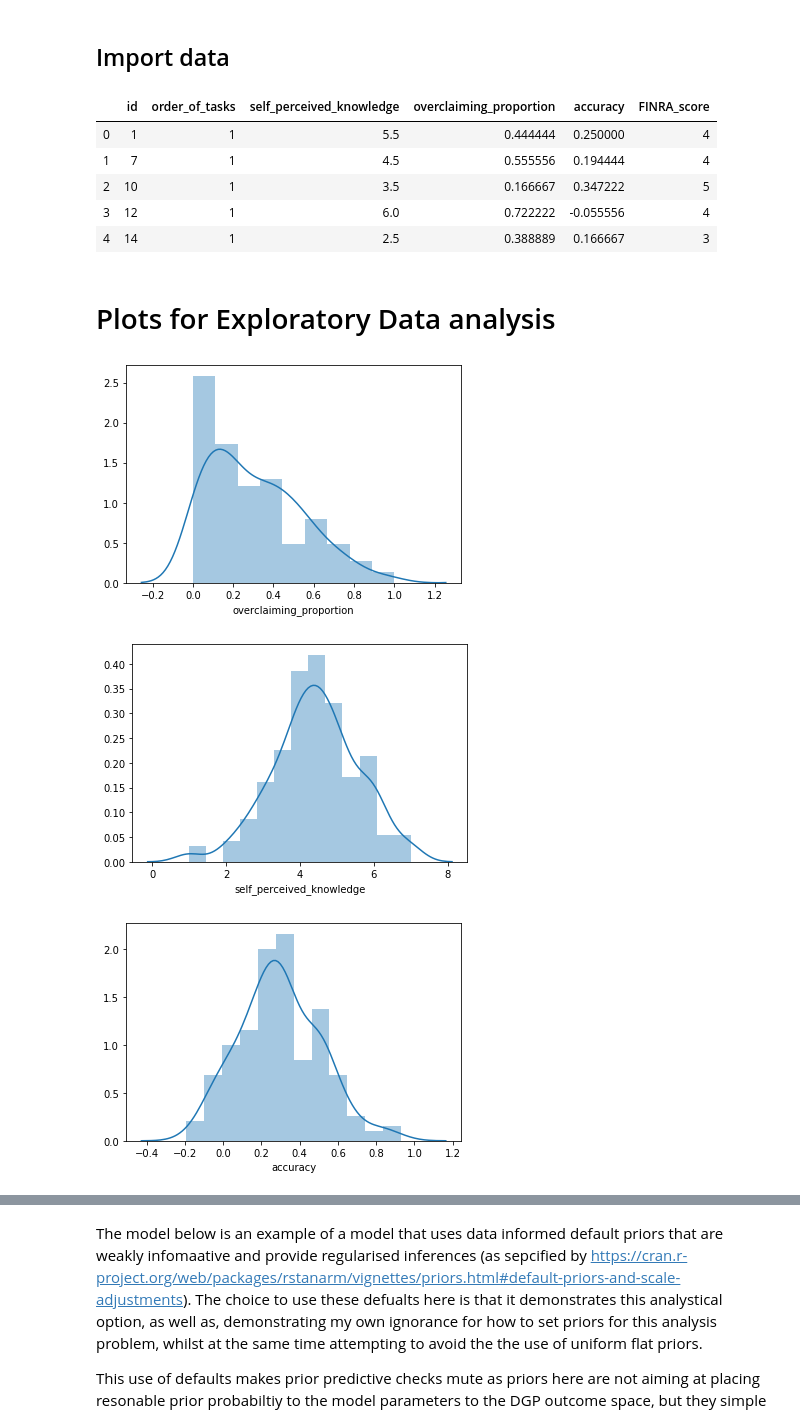
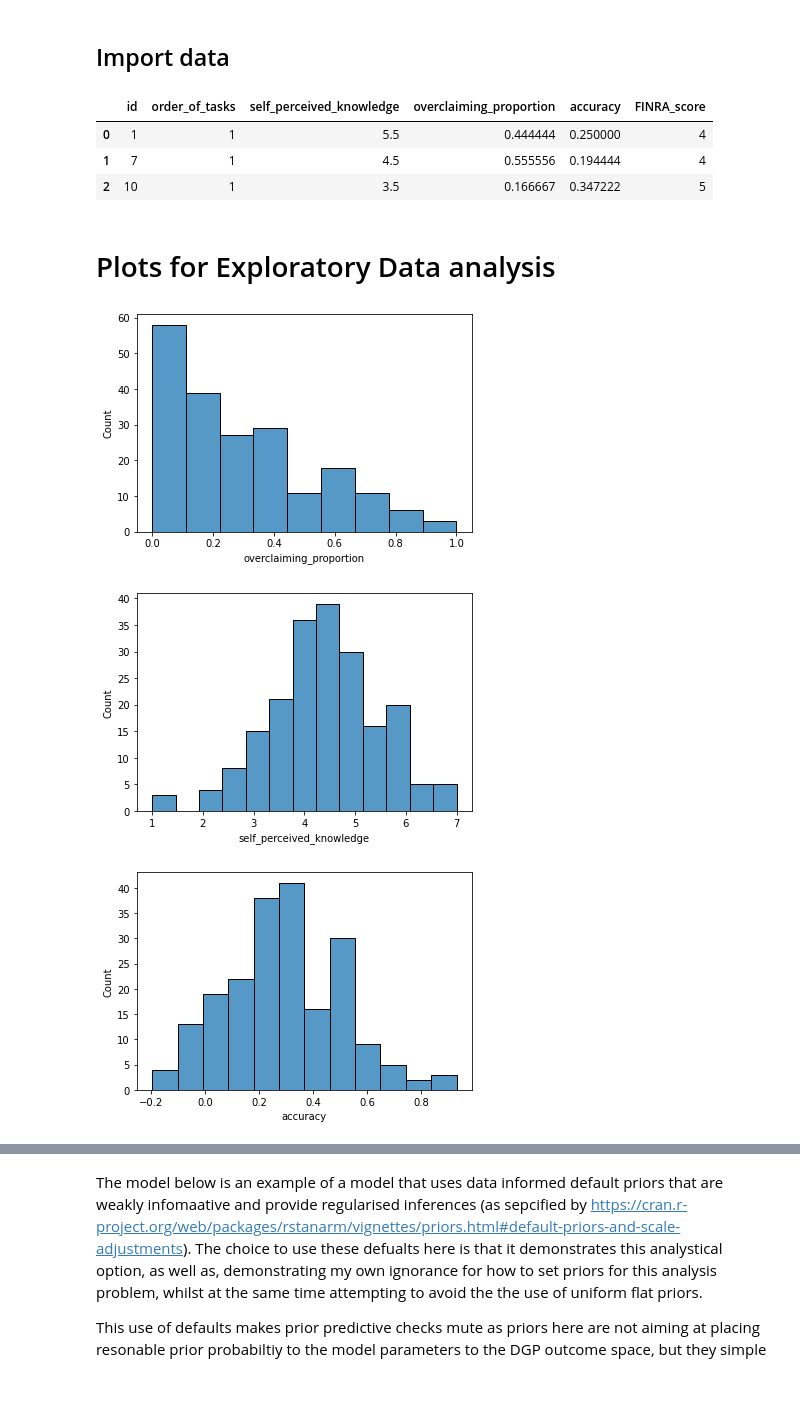
Before and after one commit to ebrlab/Statistical-methods-for-research-workers-bayes-for-psychologists-and-neuroscientists, a Jupyter notebook: wip/Bayesian Multiple regression .ipynb, the cells around one changed output, grey strips where cells are left out. Cells and saved outputs as stored; diff of their text form; code cells hidden in the pictures; blank space fills up the shorter version.

```diff
--- a/wip/Bayesian Multiple regression .ipynb
+++ b/wip/Bayesian Multiple regression .ipynb
@@ -80,39 +83,38 @@ Atir, Rosenzweig and Dunning (2015) study took 202 people and exposed them to a
 # %% [markdown]
 ## Import data
 # %%
-url = "https://raw.githubusercontent.com/ebrlab/Statistical-methods-for-research-workers-bayes-for-psychologists-and-neuroscientists/master/Data/Atir%20Rosenzweig%20Dunning%202015.csv"
+url = "https://raw.githubusercontent.com/ebrlab/Statistical-methods-for-research-workers-bayes-for-psychologists-and-neuroscientists/master/wip/Data/Atir%20Rosenzweig%20Dunning%202015.csv"
 
 #Read in csv of the data from Atir, S., Rosenzweig, E., & Dunning, D. (2015).
 df = pd.read_csv(url)
 
-df.head()
+# Outpur head of dataframe
+df.head(3)
 # %% [output]
 |  | id | order_of_tasks | self_perceived_knowledge | overclaiming_proportion | accuracy | FINRA_score |
 | 0 | 1 | 1 | 5.5 | 0.444444 | 0.250000 | 4 |
 | 1 | 7 | 1 | 4.5 | 0.555556 | 0.194444 | 4 |
 | 2 | 10 | 1 | 3.5 | 0.166667 | 0.347222 | 5 |
-| 3 | 12 | 1 | 6.0 | 0.722222 | -0.055556 | 4 |
-| 4 | 14 | 1 | 2.5 | 0.388889 | 0.166667 | 3 |
 # %% [markdown]
 # Plots for Exploratory Data analysis
 # %%
 # Histogram of the dependent and independent variables
 
 # Overclaiming_proportion
-sns.distplot(df["overclaiming_proportion"])
+sns.histplot(df["overclaiming_proportion"])
 plt.show()
 
 # Self percieved knowledge
-sns.distplot(df["self_perceived_knowledge"])
+sns.histplot(df["self_perceived_knowledge"])
 plt.show()
 
 # Accuracy
-sns.distplot(df["accuracy"])
+sns.histplot(df["accuracy"])
 plt.show()
 # %% [output]
-[figure, old version]
+[figure, new version]
-[figure, old version]
+[figure, new version]
-[figure, old version]
+[figure, new version]
 # %%
 # Scatterplots
 sns.scatterplot(x = "self_perceived_knowledge" , y = "overclaiming_proportion" , data=df).set(xlabel='Self Percieved Knowledge', ylabel='Overclaiming')
```
Also changed, not shown: parts of 16 cells of this notebook, 13 other files.
